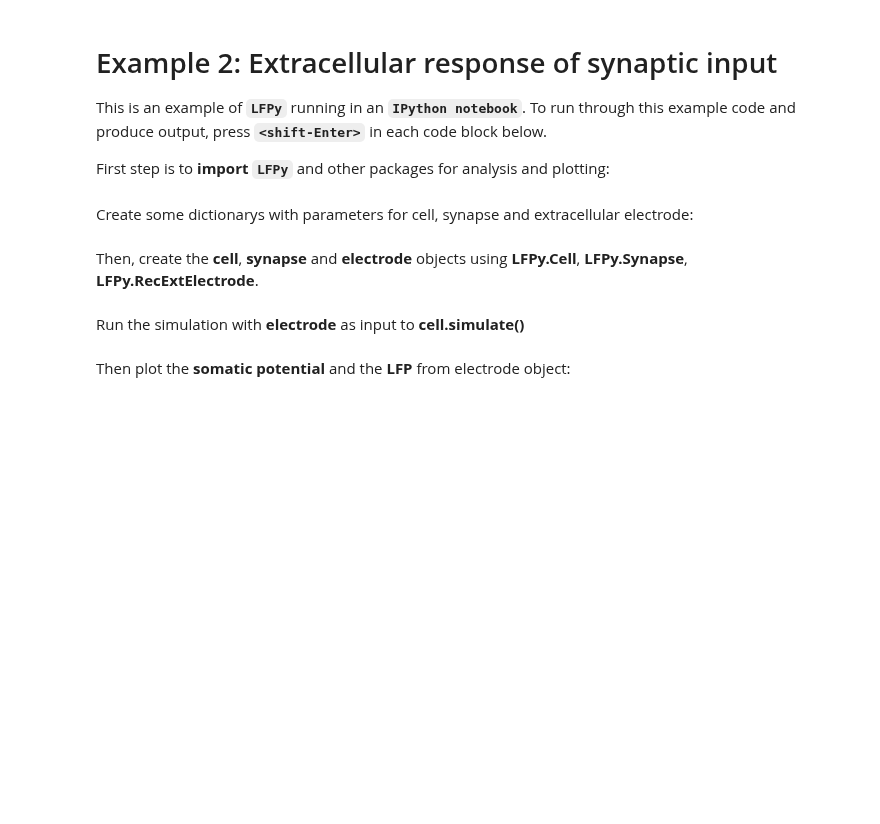
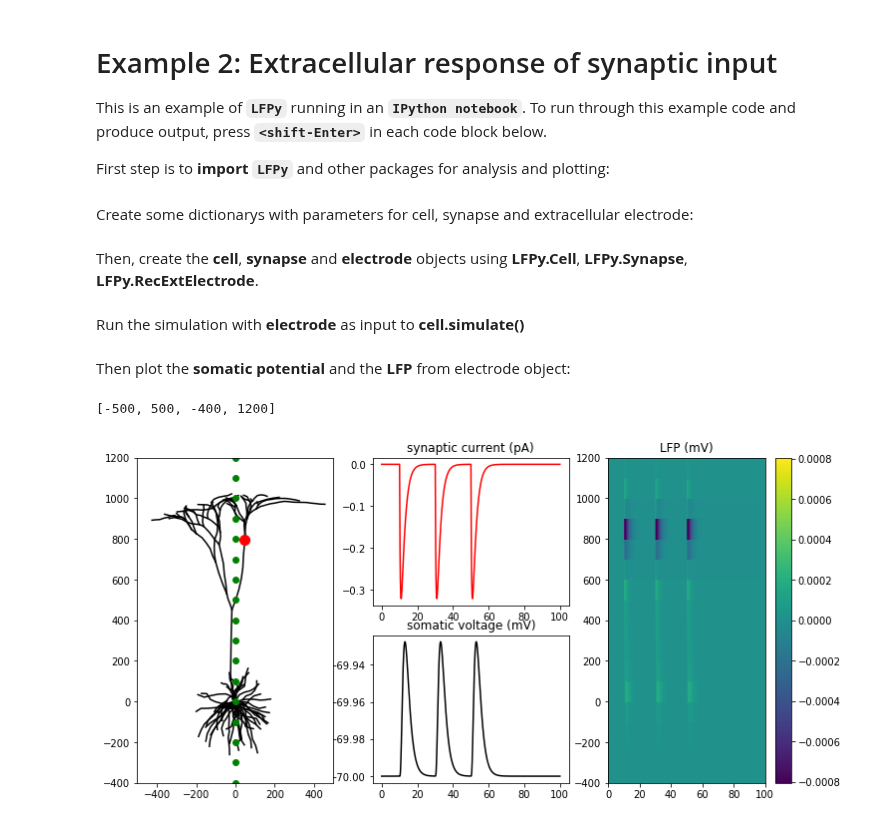
Before and after one commit to LFPy/LFPy, a Jupyter notebook: examples/LFPy-example-2.ipynb, the cells around one changed output. Drawn from its saved outputs; the diff is of its cells as text; code cells hidden in the pictures; blank space fills up the shorter version.

```diff
--- a/examples/LFPy-example-2.ipynb
+++ b/examples/LFPy-example-2.ipynb
@@ -61,22 +63,29 @@ from electrode object:
 # %%
 figure(figsize=(12, 6))
 subplot(133)
 pcolormesh(cell.tvec, electrode.z, electrode.LFP,
-           vmin=-abs(electrode.LFP).max(), vmax=abs(electrode.LFP).max(),
-           cmap='spectral_r'), colorbar(), title('LFP (mV)')
+           vmin=-abs(electrode.LFP).max(), vmax=abs(electrode.LFP).max())
+colorbar()
+title('LFP (mV)')
+
 subplot(232)
 plot(cell.tvec, synapse.i, 'r'), title('synaptic current (pA)')
+
 subplot(235)
 plot(cell.tvec, cell.somav, 'k'), title('somatic voltage (mV)')
+
 subplot(131)
 for sec in LFPy.cell.neuron.h.allsec():
     idx = cell.get_idx(sec.name())
     plot(np.r_[cell.xstart[idx], cell.xend[idx][-1]],
             np.r_[cell.zstart[idx], cell.zend[idx][-1]],
             color='k')
-plot([cell.synapses[0].x], [cell.synapses[0].z], \
+plot([cell.synapses[0].x], [cell.synapses[0].z],
      color='r', marker='o', markersize=10)
 plot(electrode.x, electrode.z, '.', marker='o', color='g')
 axis([-500, 500, -400, 1200])
 
 #savefig('LFPy-example-2.pdf', dpi=300)
+# %% [output]
+[-500, 500, -400, 1200]
+[figure, added]
```
Also changed, not shown: parts of 1 cell of this notebook, 1 other file.
